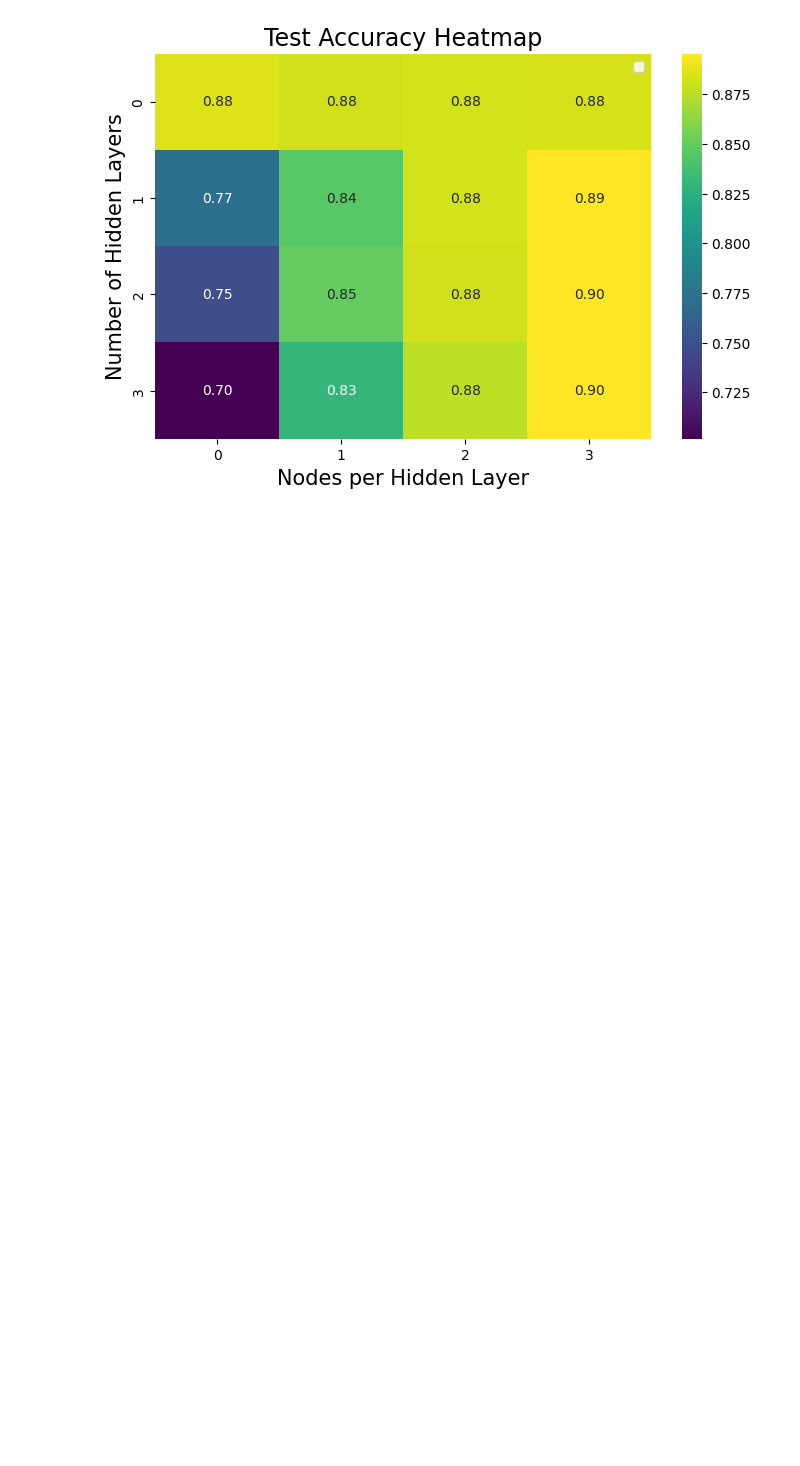
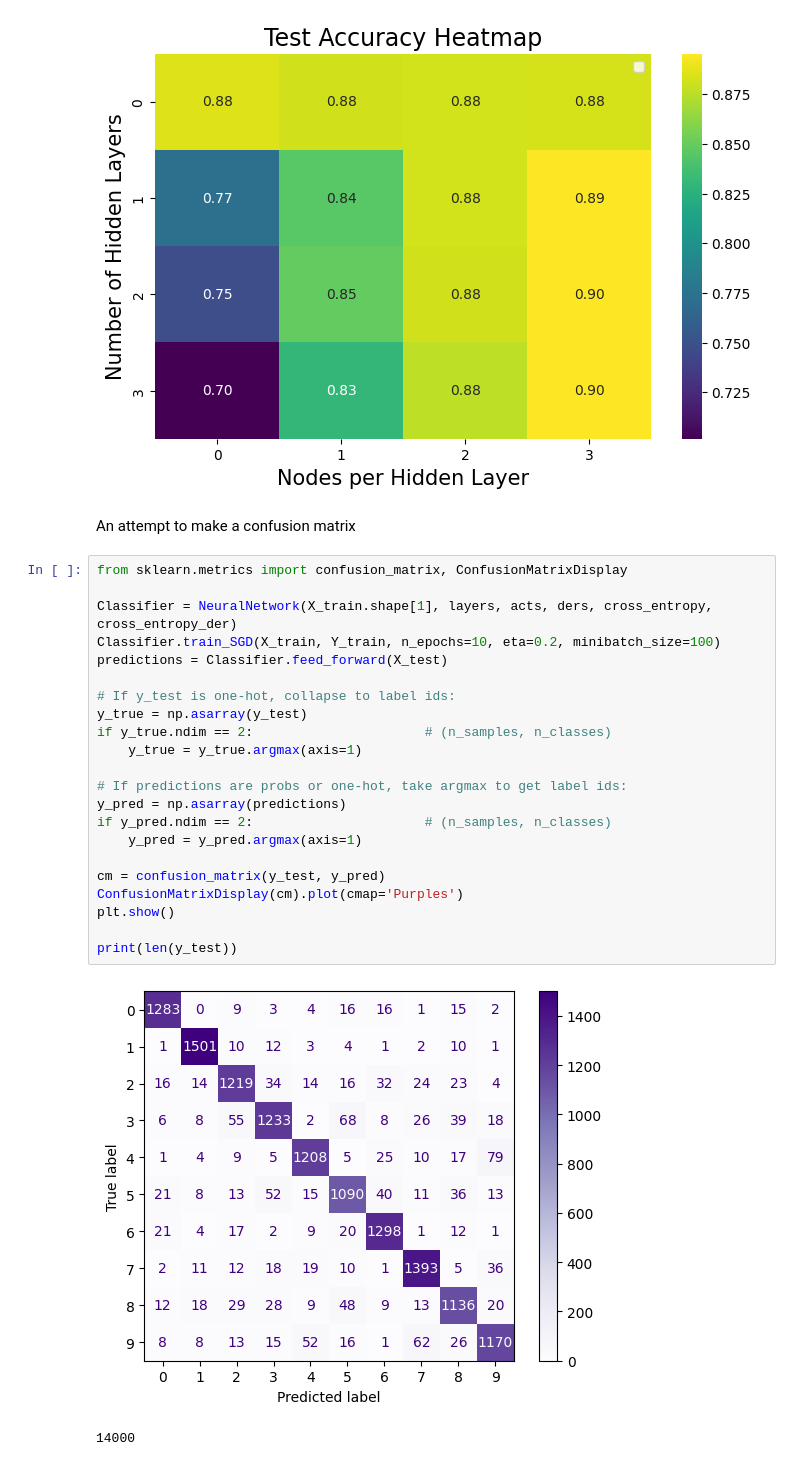
Before and after one commit to JVestly/Project-2, a Jupyter notebook: Code/tests_f.ipynb, the cells around one changed output. Saved outputs shown, nothing was run; the diff lists cells and outputs as text; blank space fills up the shorter version.

Commit message:
Test done with confusion matrix, works

```diff
--- a/Code/tests_f.ipynb
+++ b/Code/tests_f.ipynb
@@ -94,3 +94,30 @@ Accuracy for 3 layers and 1 nodes: 0.83
 Accuracy for 3 layers and 2 nodes: 0.8764285714285714
 Accuracy for 3 layers and 3 nodes: 0.8953571428571429
 [figure]
+# %% [markdown]
+An attempt to make a confusion matrix
+# %%
+from sklearn.metrics import confusion_matrix, ConfusionMatrixDisplay
+
+Classifier = NeuralNetwork(X_train.shape[1], layers, acts, ders, cross_entropy, cross_entropy_der)
+Classifier.train_SGD(X_train, Y_train, n_epochs=10, eta=0.2, minibatch_size=100)
+predictions = Classifier.feed_forward(X_test)
+
+# If y_test is one-hot, collapse to label ids:
+y_true = np.asarray(y_test)
+if y_true.ndim == 2:                      # (n_samples, n_classes)
+    y_true = y_true.argmax(axis=1)
+
+# If predictions are probs or one-hot, take argmax to get label ids:
+y_pred = np.asarray(predictions)
+if y_pred.ndim == 2:                      # (n_samples, n_classes)
+    y_pred = y_pred.argmax(axis=1)
+
+cm = confusion_matrix(y_test, y_pred)
+ConfusionMatrixDisplay(cm).plot(cmap='Purples')
+plt.show()
+
+print(len(y_test))
+# %% [output]
+[figure, added]
+14000
```
